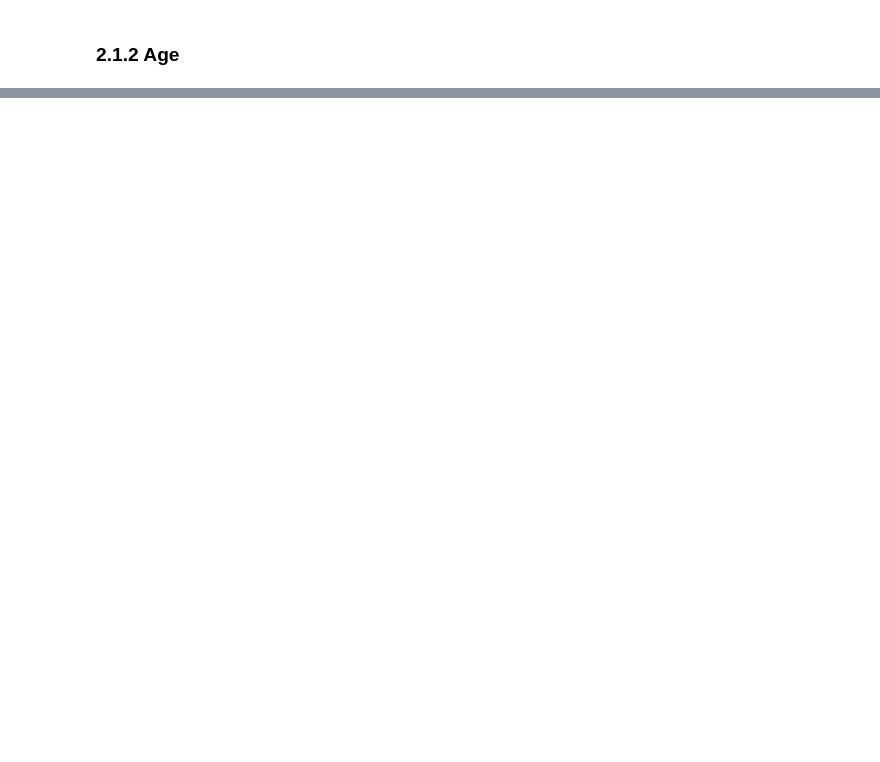
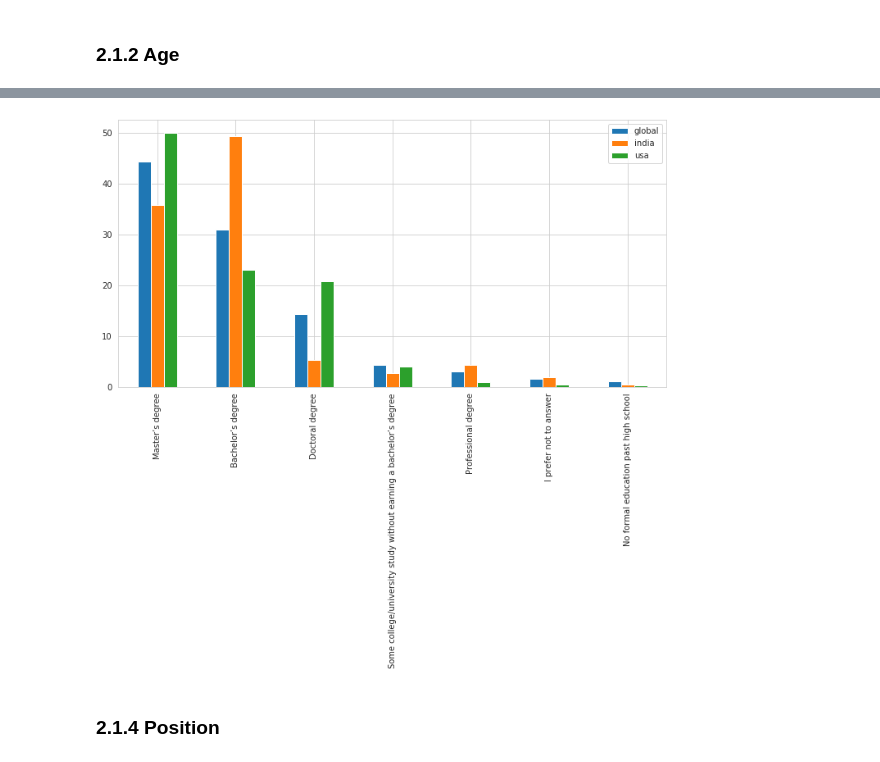
Before and after one commit to laurakah/BattleOfTheGiants, a Jupyter notebook: notebooks/battle-of-giants-georgioskp.ipynb, the cells around one changed output, grey strips where cells are left out. Saved outputs shown, nothing was run; the diff lists cells and outputs as text; code cells hidden in the pictures; blank space fills up the shorter version.

```diff
--- a/notebooks/battle-of-giants-georgioskp.ipynb
+++ b/notebooks/battle-of-giants-georgioskp.ipynb
@@ -172,0 +174,8 @@ print("Global female proportion: ", round(global_female_count/len(df), 2))
+# %%
+global_degree_dist = perc(df, "degree").rename(columns={"degree" : "global"})
+india_degree_dist = perc(india, "degree").rename(columns={"degree" : "india"})
+usa_degree_dist = perc(usa, "degree").rename(columns={"degree" : "usa"})
+
+df_degree = global_degree_dist.merge(right=india_degree_dist, how="inner", left_index=True, right_index=True)
+df_degree = df_degree.merge(right=usa_degree_dist, how="inner", left_index=True, right_index=True)
+df_degree
@@ -172,0 +191,6 @@ print("Global female proportion: ", round(global_female_count/len(df), 2))
+# %%
+df_degree.plot(kind="bar", figsize=figure_size);
+# %% [output]
+[figure, added]
+# %% [markdown]
+### 2.1.4 Position
```
Also changed, not shown: parts of 30 cells of this notebook.
